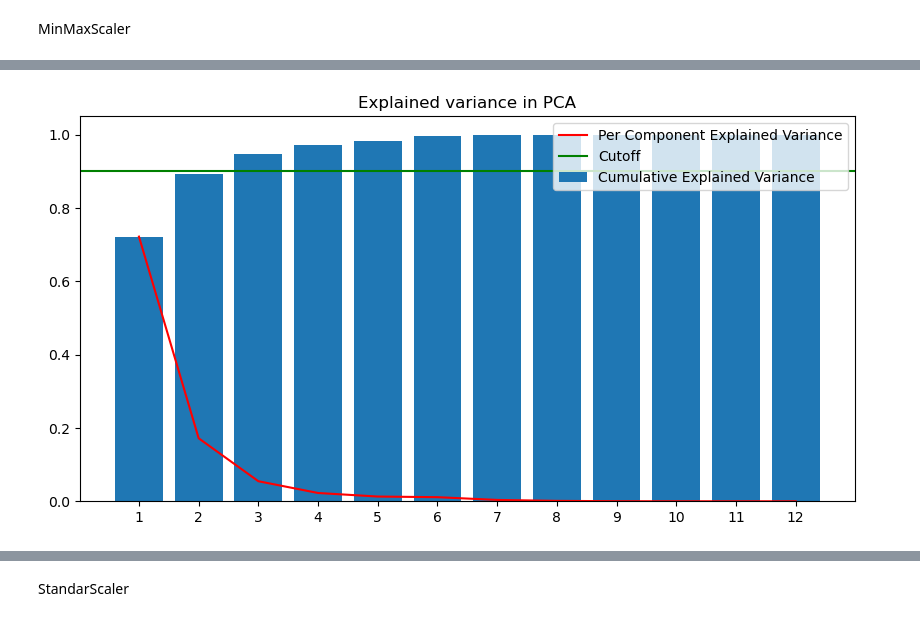
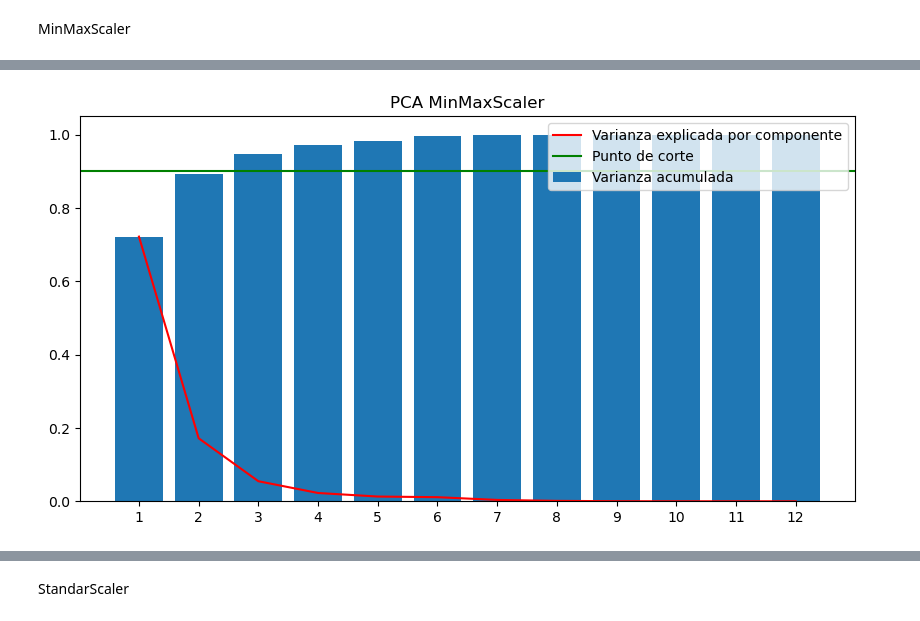
Before and after one commit to WilhelmBuitrago/BandGap-Prediction, a Jupyter notebook: code/BandGap-Prediction_ML_M2.ipynb, the cells around one changed output, grey strips where cells are left out. Saved outputs shown, nothing was run; the diff lists cells and outputs as text; code cells hidden in the pictures.

```diff
--- a/code/BandGap-Prediction_ML_M2.ipynb
+++ b/code/BandGap-Prediction_ML_M2.ipynb
@@ -123,13 +122,13 @@ Error:
 # %%
 plt.figure(figsize=(10,5))
-plt.plot(range(1,pca_min.explained_variance_ratio_.shape[0]+1),pca_min.explained_variance_ratio_, c='red', label='Per Component Explained Variance')
-plt.bar(range(1,pca_min.explained_variance_ratio_.shape[0]+1), height=np.cumsum(pca_min.explained_variance_ratio_), label='Cumulative Explained Variance')
-plt.axhline(y=0.9, c='g', label='Cutoff')
-plt.title('Explained variance in PCA')
+plt.plot(range(1,pca_min.explained_variance_ratio_.shape[0]+1),pca_min.explained_variance_ratio_, c='red', label='Varianza explicada por componente')
+plt.bar(range(1,pca_min.explained_variance_ratio_.shape[0]+1), height=np.cumsum(pca_min.explained_variance_ratio_), label='Varianza acumulada')
+plt.axhline(y=0.9, c='g', label='Punto de corte')
+plt.title('PCA MinMaxScaler')
 plt.xticks(range(1,pca_min.explained_variance_ratio_.shape[0]+1))
 plt.legend(loc=1)
 plt.show()
 # %% [output]
-[figure, old version]
+[figure, new version]
 # %%
 vs.pca_results(pd.DataFrame(X_train_pca_min,columns=new_data_frame.columns),pca_min,2)
```
Also changed, not shown: parts of 30 cells of this notebook.
